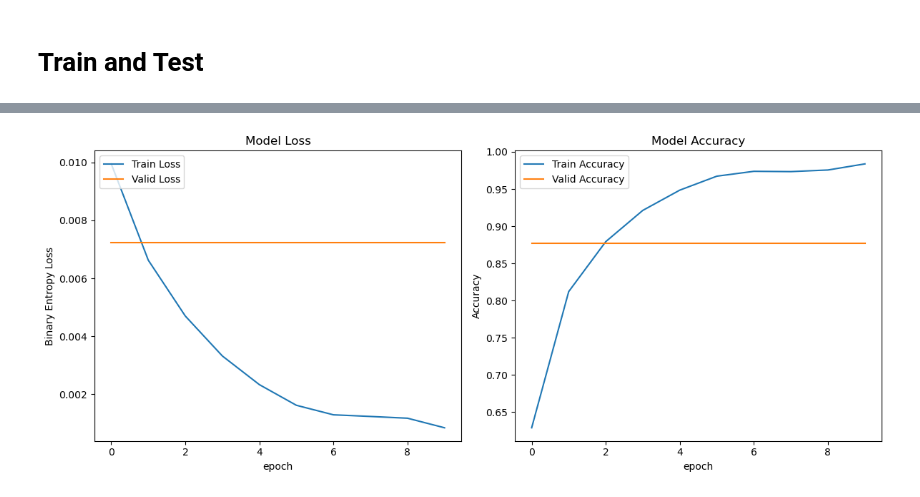
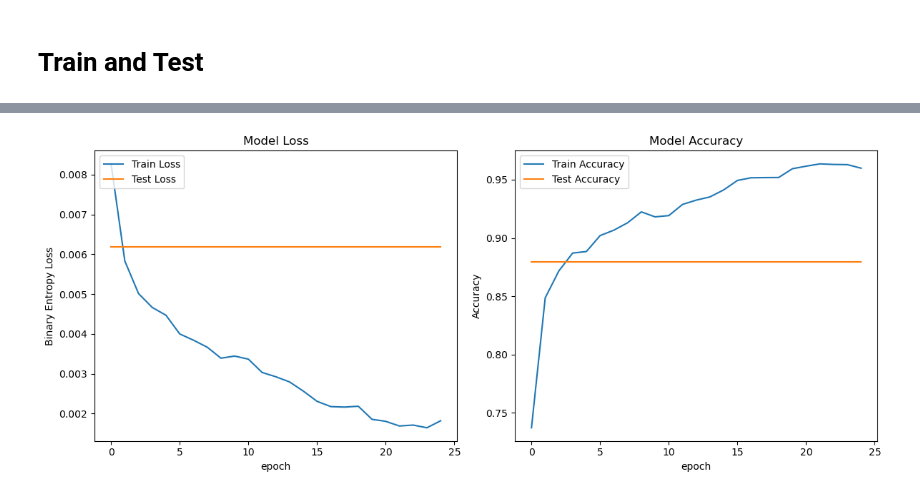
Before and after one commit to Lan13/deep-learning-labs, a Jupyter notebook: lab4/src/rnn.ipynb, the cells around one changed output, grey strips where cells are left out. Saved outputs shown, nothing was run; the diff lists cells and outputs as text; code cells hidden in the pictures.

```diff
--- a/lab4/src/rnn.ipynb
+++ b/lab4/src/rnn.ipynb
@@ -68,15 +105,35 @@ show_process(train_losses, train_accs, valid_losses, valid_accs)
 # %% [markdown]
 # Train and Test
+# %%
+lr = 1e-2
+embedding_dim = 300
+hidden_dim = 96
+num_layers = 3
+bidirectional = True
+# %%
+tokenizer = get_tokenizer('basic_english')
+tokenized_texts = [tokenizer(text) for text in train_texts]
+vectors = GloVe(name='6B', dim=embedding_dim)
+
+# Count the frequency of each token in the text data
+counter = Counter(token for text in tokenized_texts for token in text)
+specials = ['<unk>', '<pad>', '<bos>', '<eos>']
+vocab = Vocab(counter, vectors=vectors, specials=specials)
+
+dataset = CustomTextDataset1(train_texts, train_labels, vocab, tokenizer)
 # %%
 device = torch.device("cuda" if torch.cuda.is_available() else "cpu")
-model = LSTMClassifier(vocab_size=len(vocab), embedding_dim=100, hidden_dim=64, num_classes=2, num_layers=2, bidirectional=True, dropout=0.5)
+pretrained_embeddings = vocab.vectors
+model = LSTMClassifier(vocab_size=len(vocab), embedding_dim=embedding_dim, hidden_dim=hidden_dim,
+                       num_classes=2, num_layers=num_layers, bidirectional=bidirectional,
+                       dropout=0.5, pretrained_embeddings=pretrained_embeddings)
 model.to(device)
 criterion = nn.CrossEntropyLoss()
-optimizer = torch.optim.Adam(model.parameters(), weight_decay=1e-5, lr=5e-3)
+optimizer = torch.optim.Adam(model.parameters(), weight_decay=1e-5, lr=lr)
 scheduler = torch.optim.lr_scheduler.ExponentialLR(optimizer, gamma=0.98, last_epoch=-1)
 
 batch_size = 64
-n_epochs = 10
+n_epochs = 25
 # using training set and validation set to train the model
 train_loader = DataLoader(dataset, collate_fn=collate_batch, batch_size=batch_size, shuffle=True)
 
@@ -144,6 +204,6 @@ test loss: [0.0072], test accuracy: [0.8774]
 # %%
 test_losses = [test_loss for _ in range(n_epochs)]
 test_accs = [test_acc for _ in range(n_epochs)]
-show_process(train_losses, train_accs, test_losses, test_accs)
+show_process(train_losses, train_accs, test_losses, test_accs, "Test")
 # %% [output]
-[figure, old version]
+[figure, new version]
```
Also changed, not shown: parts of 10 cells of this notebook, 4 other files.
